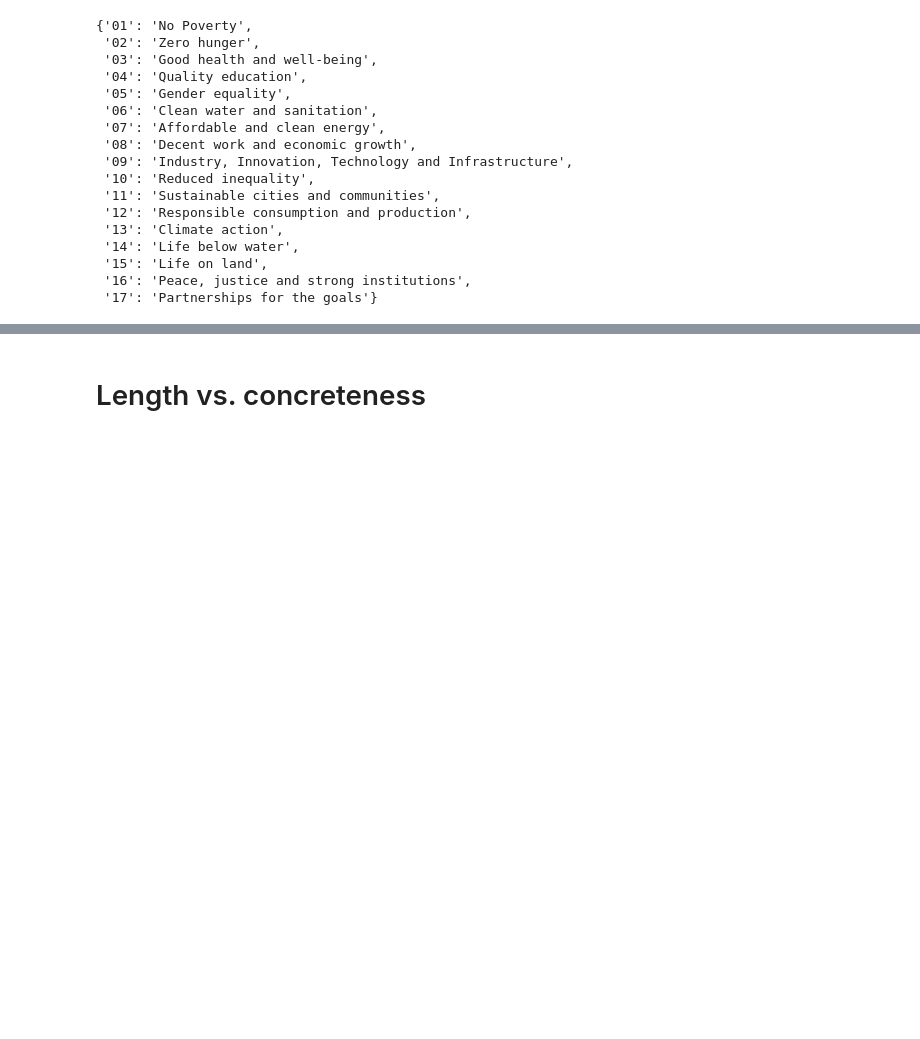
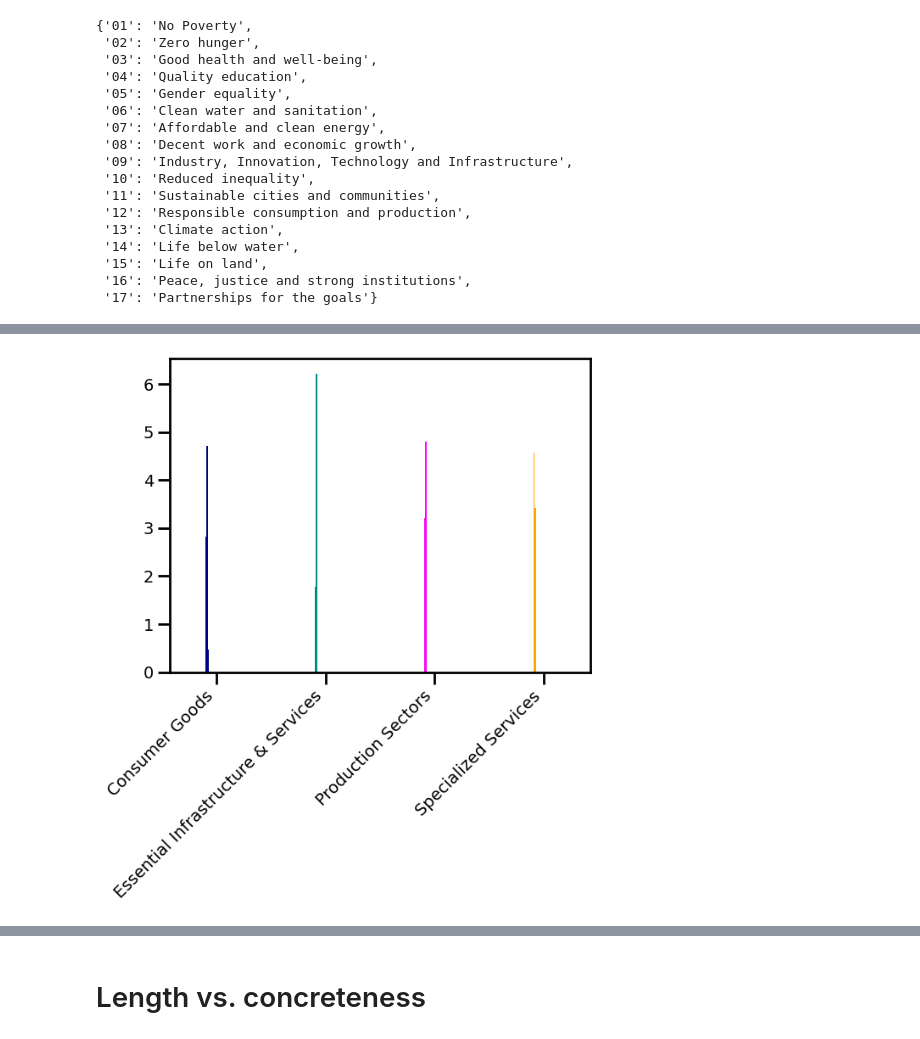
Before and after one commit to fabiosaracco/sdg_repos_advanced, a Jupyter notebook: 4_0_fa_r_vago.ipynb, the cells around one changed output, grey strips where cells are left out. Saved outputs shown, nothing was run; the diff lists cells and outputs as text; code cells hidden in the pictures; blank space fills up the shorter version.

```diff
--- a/4_0_fa_r_vago.ipynb
+++ b/4_0_fa_r_vago.ipynb
@@ -559,0 +631,16 @@ plt.show()
+# %%
+concr_y_macrosec={}
+for i_y, year in enumerate(years):
+    concr_y_macrosec[year]={}
+    output_y=output[output['year']==year]
+    for agg_sec_key in agg_secs.keys():
+        mysecs=agg_secs[agg_sec_key]['sectors']
+        concr_y_macrosec[year][agg_sec_key]=output_y[np.isin(output_y['sector'], mysecs)]['concreteness']
+# %%
+# Numero di bin “interni” (uguale per tutti)
+nbins = 40
+base_bins = np.linspace(0, .5, nbins + 1)   # supporto standard 0–1
+bin_width = base_bins[1] - base_bins[0]
+bin_centers = (base_bins[:-1] + base_bins[1:]) / 2
+# %%
+bins=np.arange(nbins+1)/(nbins)*5
@@ -559,0 +655,25 @@ plt.show()
+# %%
+fig, ax = plt.subplots()
+year=2020
+for i_ask, agg_sec_key in enumerate(agg_secs.keys()):
+
+    data=concr_y_macrosec[year][agg_sec_key]
+
+    counts, _ = np.histogram(data, bins=bins, density=True)
+
+
+    x_positions = bin_centers + i_ask-.25
+
+    #ax.bar(x_positions, counts, width=bin_width*0.8, color=agg_sec_plots[agg_sec_key]['color'], edgecolor='black')
+    ax.bar(x_positions, counts, width=bin_width*0.8, color=agg_sec_plots[agg_sec_key]['color'])
+
+ax.set_xticks([i_ask for i_ask, agg_sec_key in enumerate(agg_secs.keys())])
+ax.set_xticklabels([agg_secs[agg_sec_key]['name'] for i_ask, agg_sec_key in enumerate(agg_secs.keys())], ha='right', rotation=45)
+
+#ax.set_ylabel("Frequenze (scalate)")
+#ax.set_title("Istogrammi affiancati (supporto normalizzato)")
+#ax.legend()
+#ax.set_xlim(0, 10)
+plt.show()
+# %% [output]
+[figure, added]
```
Also changed, not shown: parts of 15 cells of this notebook, 4 other files.
